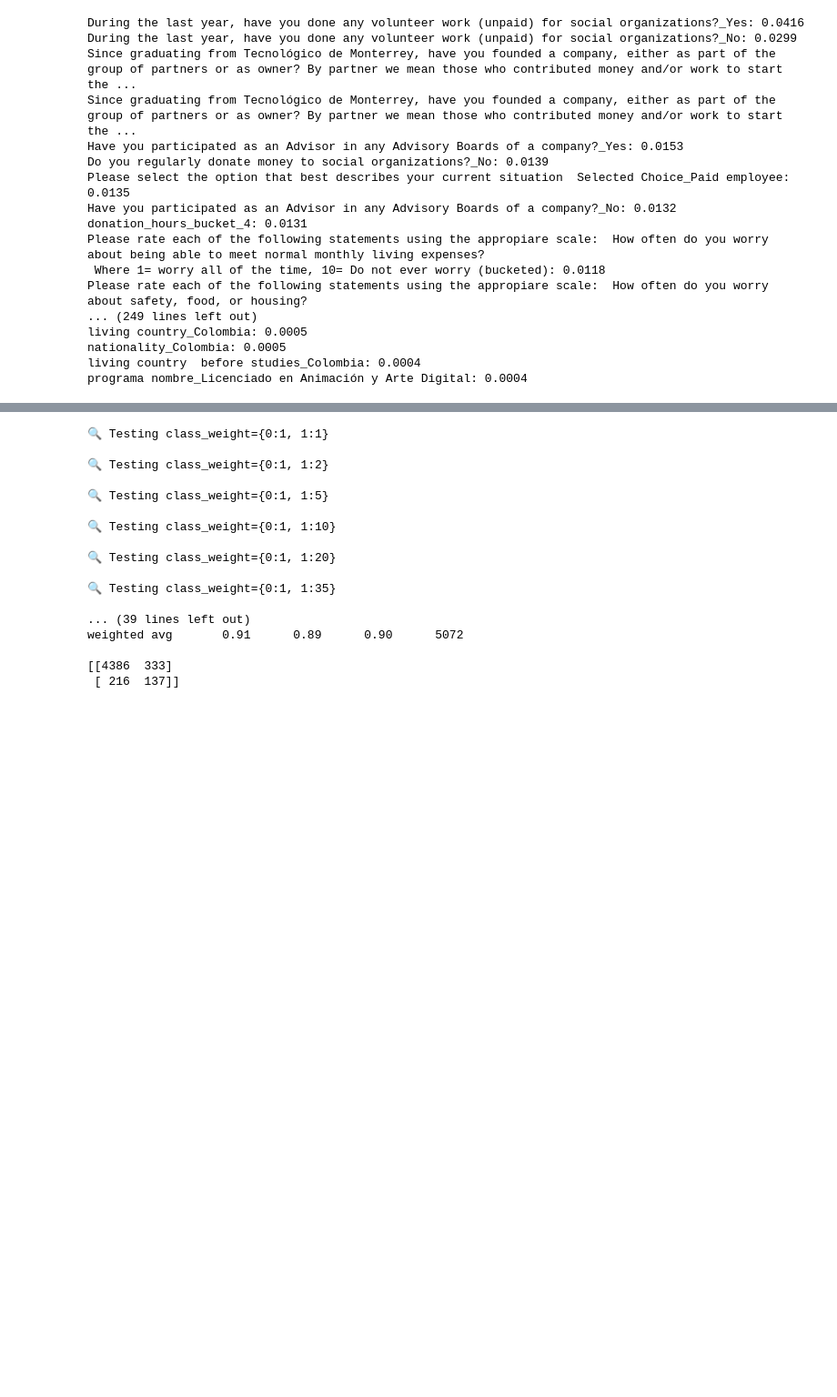
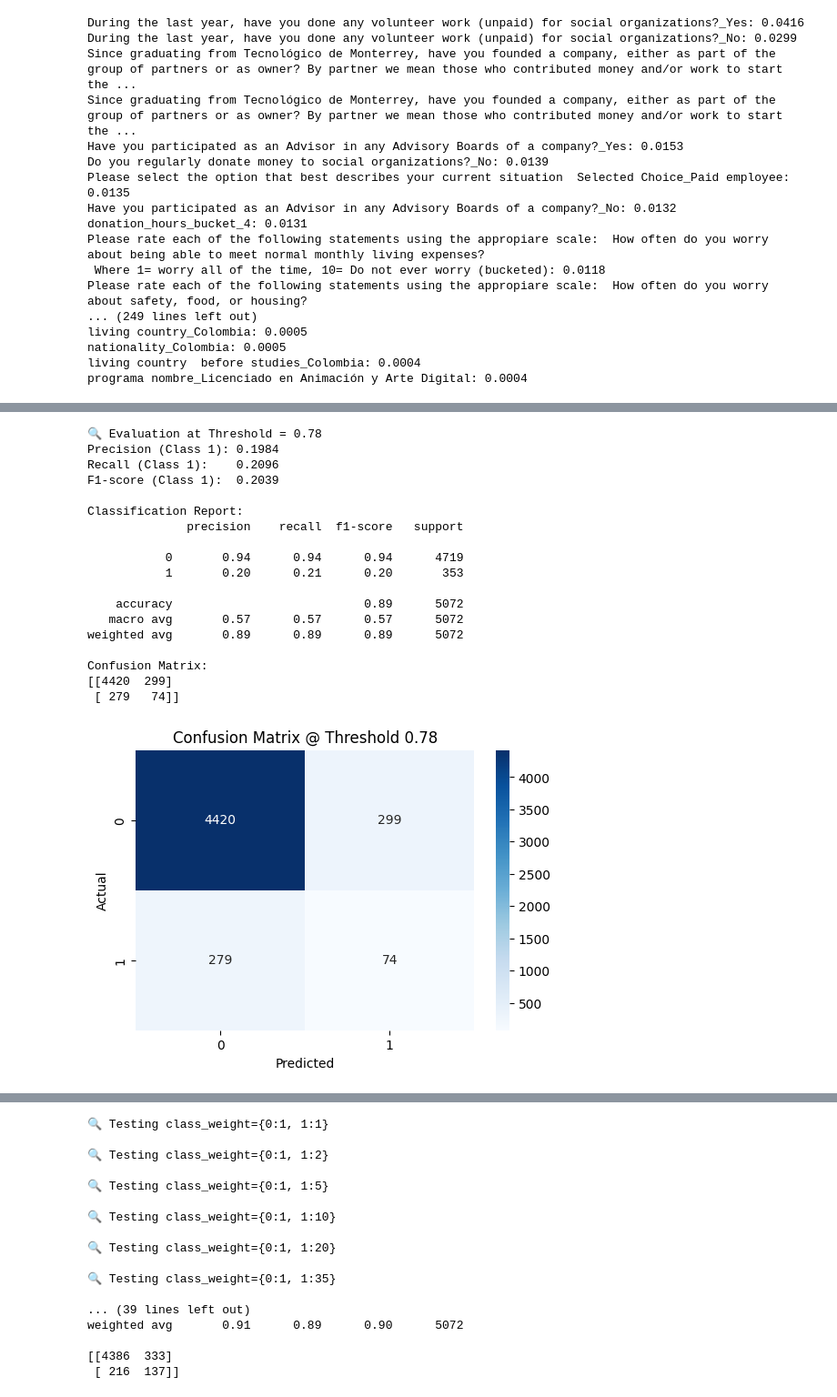
Before and after one commit to YuvanTec/MLModel, a Jupyter notebook: reto.ipynb, the cells around one changed output, grey strips where cells are left out. Shown at 91% size. Saved outputs shown, nothing was run; the diff lists cells and outputs as text; code cells hidden in the pictures; blank space fills up the shorter version.

```diff
--- a/reto.ipynb
+++ b/reto.ipynb
@@ -418,0 +530,38 @@ weighted avg       0.91      0.89      0.90      5072
+# %%
+from sklearn.metrics import classification_report, confusion_matrix, precision_score, recall_score, f1_score
+import matplotlib.pyplot as plt
+import seaborn as sns
+import numpy as np
+
+
+def evaluate_threshold(model, X_val, y_val, threshold=0.5, title="Evaluation at Threshold"):
+    # Get predicted probabilities
+    y_proba = model.predict_proba(X_val)[:, 1]
+
+    # Apply threshold
+    y_pred = (y_proba > threshold).astype(int)
+
+    # Metrics
+    precision = precision_score(y_val, y_pred, pos_label=1)
+    recall = recall_score(y_val, y_pred, pos_label=1)
+    f1 = f1_score(y_val, y_pred, pos_label=1)
+
+    # Confusion matrix
+    cm = confusion_matrix(y_val, y_pred)
+
+    print(f"\n🔍 {title} = {threshold:.2f}")
+    print(f"Precision (Class 1): {precision:.4f}")
+    print(f"Recall (Class 1):    {recall:.4f}")
+    print(f"F1-score (Class 1):  {f1:.4f}")
+    print("\nClassification Report:")
+    print(classification_report(y_val, y_pred))
+    print("Confusion Matrix:")
+    print(cm)
+
+    # Optional: Plot the confusion matrix
+    plt.figure(figsize=(6, 4))
+    sns.heatmap(cm, annot=True, fmt='d', cmap='Blues', xticklabels=[0, 1], yticklabels=[0, 1])
+    plt.xlabel("Predicted")
+    plt.ylabel("Actual")
+    plt.title(f"Confusion Matrix @ Threshold {threshold:.2f}")
+    plt.show()
@@ -418,0 +609,22 @@ weighted avg       0.91      0.89      0.90      5072
+# %%
+evaluate_threshold(model_class1, X_val_class1, y_val, threshold=0.78)
+# %% [output]
+🔍 Evaluation at Threshold = 0.78
+Precision (Class 1): 0.1984
+Recall (Class 1):    0.2096
+F1-score (Class 1):  0.2039
+
+Classification Report:
+              precision    recall  f1-score   support
+
+           0       0.94      0.94      0.94      4719
+           1       0.20      0.21      0.20       353
+
+    accuracy                           0.89      5072
+   macro avg       0.57      0.57      0.57      5072
+weighted avg       0.89      0.89      0.89      5072
+
+Confusion Matrix:
+[[4420  299]
+ [ 279   74]]
+[figure, added]
```
Also changed, not shown: parts of 15 cells of this notebook, 4 other files.
